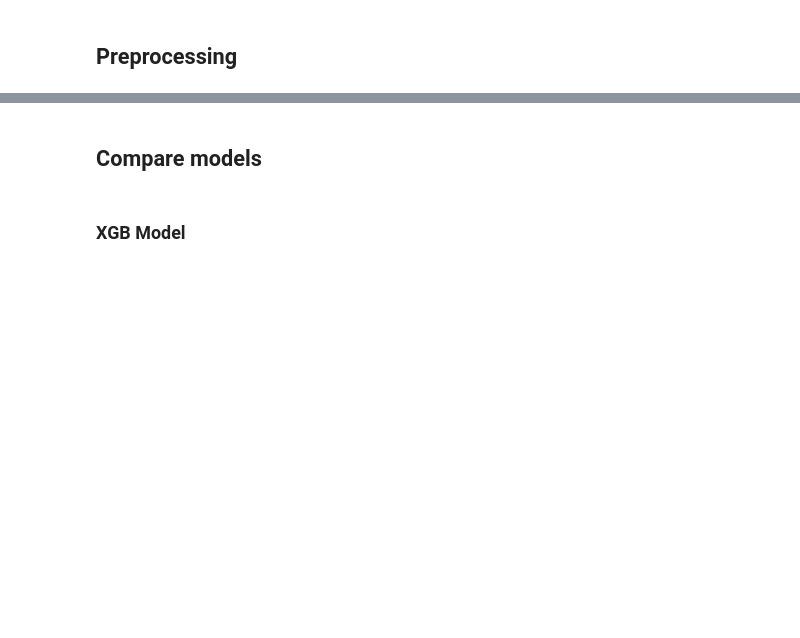
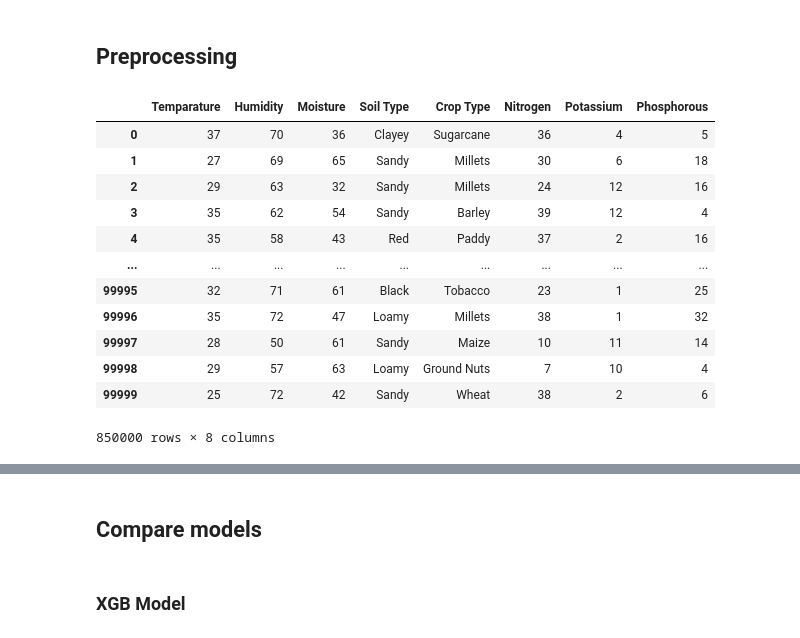
Before and after one commit to jannikhoesch/fertilizers, a Jupyter notebook: predict.ipynb, the cells around one changed output, grey strips where cells are left out. Saved outputs shown, nothing was run; the diff lists cells and outputs as text; code cells hidden in the pictures; blank space fills up the shorter version.

Commit message:
Kaggle Notebook | fertilizers | Version 10

```diff
--- a/predict.ipynb
+++ b/predict.ipynb
@@ -11,5 +11,6 @@ import numpy as np
 import xgboost as xgb
 # %%
 # Read files
-train = pd.read_csv('/kaggle/input/playground-series-s5e6/train.csv')
-test = pd.read_csv('/kaggle/input/playground-series-s5e6/test.csv')
+train_df = pd.read_csv('/kaggle/input/playground-series-s5e6/train.csv')
+test_df = pd.read_csv('/kaggle/input/playground-series-s5e6/test.csv')
+original_df = pd.read_csv('/kaggle/input/fertilizer-prediction/Fertilizer Prediction.csv')
@@ -67,0 +17,4 @@ train.describe()
+# %%
+train_df.pop('id')
+train_target = train_df.pop('Fertilizer Name')
+train_df.head()
@@ -67,0 +28,3 @@ train.describe()
+# %%
+original_target = original_df.pop('Fertilizer Name')
+original_df.head()
@@ -74,0 +50,17 @@ X_test = test.drop(columns=['id'])
+# %%
+X = pd.concat([train_df, original_df])
+X
+# %% [output]
+|  | Temparature | Humidity | Moisture | Soil Type | Crop Type | Nitrogen | Potassium | Phosphorous |
+| 0 | 37 | 70 | 36 | Clayey | Sugarcane | 36 | 4 | 5 |
+| 1 | 27 | 69 | 65 | Sandy | Millets | 30 | 6 | 18 |
+| 2 | 29 | 63 | 32 | Sandy | Millets | 24 | 12 | 16 |
+| 3 | 35 | 62 | 54 | Sandy | Barley | 39 | 12 | 4 |
+| 4 | 35 | 58 | 43 | Red | Paddy | 37 | 2 | 16 |
+| ... | ... | ... | ... | ... | ... | ... | ... | ... |
+| 99995 | 32 | 71 | 61 | Black | Tobacco | 23 | 1 | 25 |
+| 99996 | 35 | 72 | 47 | Loamy | Millets | 38 | 1 | 32 |
+| 99997 | 28 | 50 | 61 | Sandy | Maize | 10 | 11 | 14 |
+| 99998 | 29 | 57 | 63 | Loamy | Ground Nuts | 7 | 10 | 4 |
+| 99999 | 25 | 72 | 42 | Sandy | Wheat | 38 | 2 | 6 |
+850000 rows × 8 columns
```
Also changed, not shown: parts of 22 cells of this notebook.
